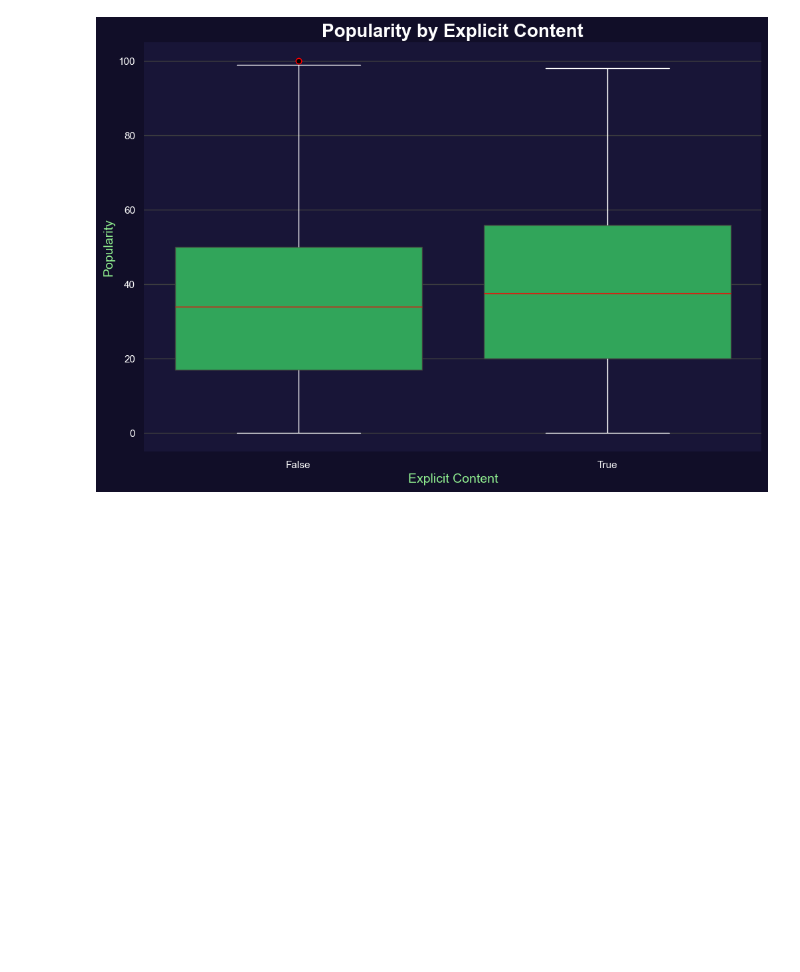
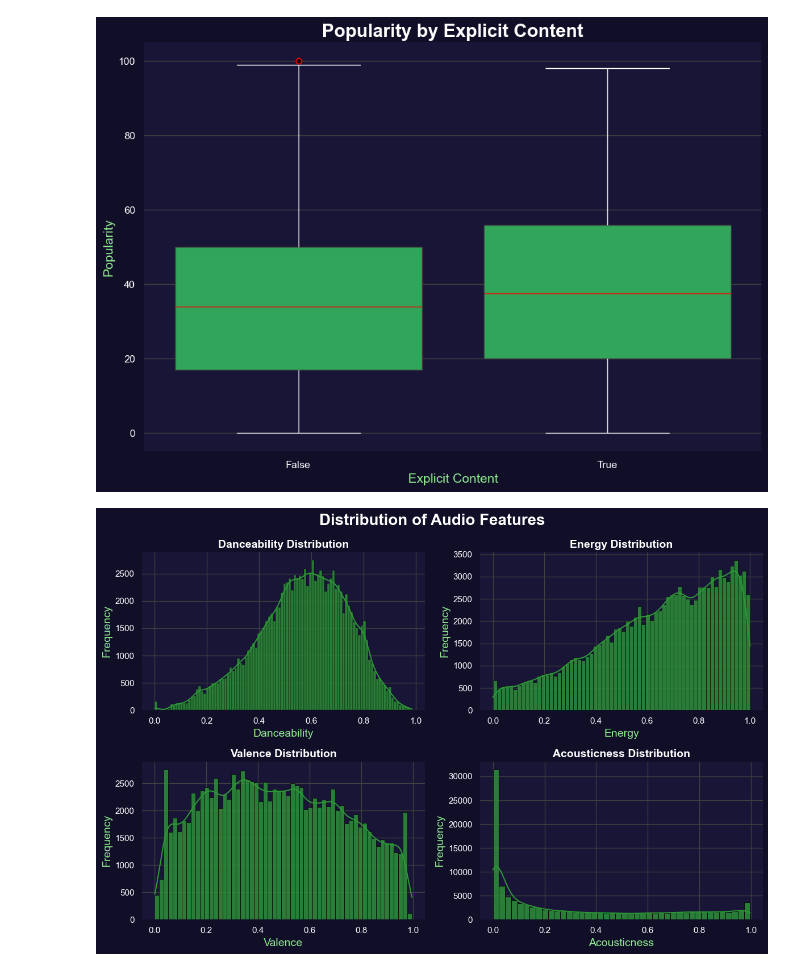
Before and after one commit to mianxabdullah/Spotify_Dashboard, a Jupyter notebook: notebooks/spotify_dashboard.ipynb, the cells around one changed output. Saved outputs shown, nothing was run; the diff lists cells and outputs as text; code cells hidden in the pictures; blank space fills up the shorter version.

Commit message:
Added Distribution of Audio Features (Histograms)

```diff
--- a/notebooks/spotify_dashboard.ipynb
+++ b/notebooks/spotify_dashboard.ipynb
@@ -273,3 +273,27 @@ plt.show()
 # Insight: The box plot shows the distribution of popularity scores for explicit and non-explicit tracks. We can see that explicit tracks tend to have a slightly higher median popularity score compared to non-explicit tracks. However, there is also more variability in the popularity scores of explicit tracks, as indicated by the wider interquartile range and the presence of outliers. This information can be useful for understanding how explicit content may impact the popularity of songs on Spotify and can help in making decisions about music production and marketing strategies.
 # %% [output]
 [figure]
+# %%
+# 7. Distribution of Audio Features (Histograms)
+# Question: What is the distribution of various audio features of Spotify tracks?
+features = ["danceability", "energy", "valence", "acousticness"]
+
+fig, axes = plt.subplots(2, 2, figsize=(12, 8))
+
+for feature, ax in zip(features, axes.flatten()):
+    sns.histplot(
+        df[feature], kde=True, edgecolor="black", ax=ax, color="#2F9839", alpha=0.8
+    )
+    sns.despine(left=True, bottom=True, ax=ax)
+    ax.set_title(feature.capitalize() + " Distribution", fontsize=14, fontweight="bold")
+    ax.set_xlabel(feature.capitalize(), fontsize=14, color="lightgreen")
+    ax.set_ylabel("Frequency", fontsize=14, color="lightgreen")
+
+plt.suptitle("Distribution of Audio Features", fontsize=20, fontweight="bold")
+plt.tight_layout()
+plt.savefig(
+    "../images/distribution_of_audio_features.png", dpi=300, bbox_inches="tight"
+)
+plt.show()
+# %% [output]
+[figure, added]
```
